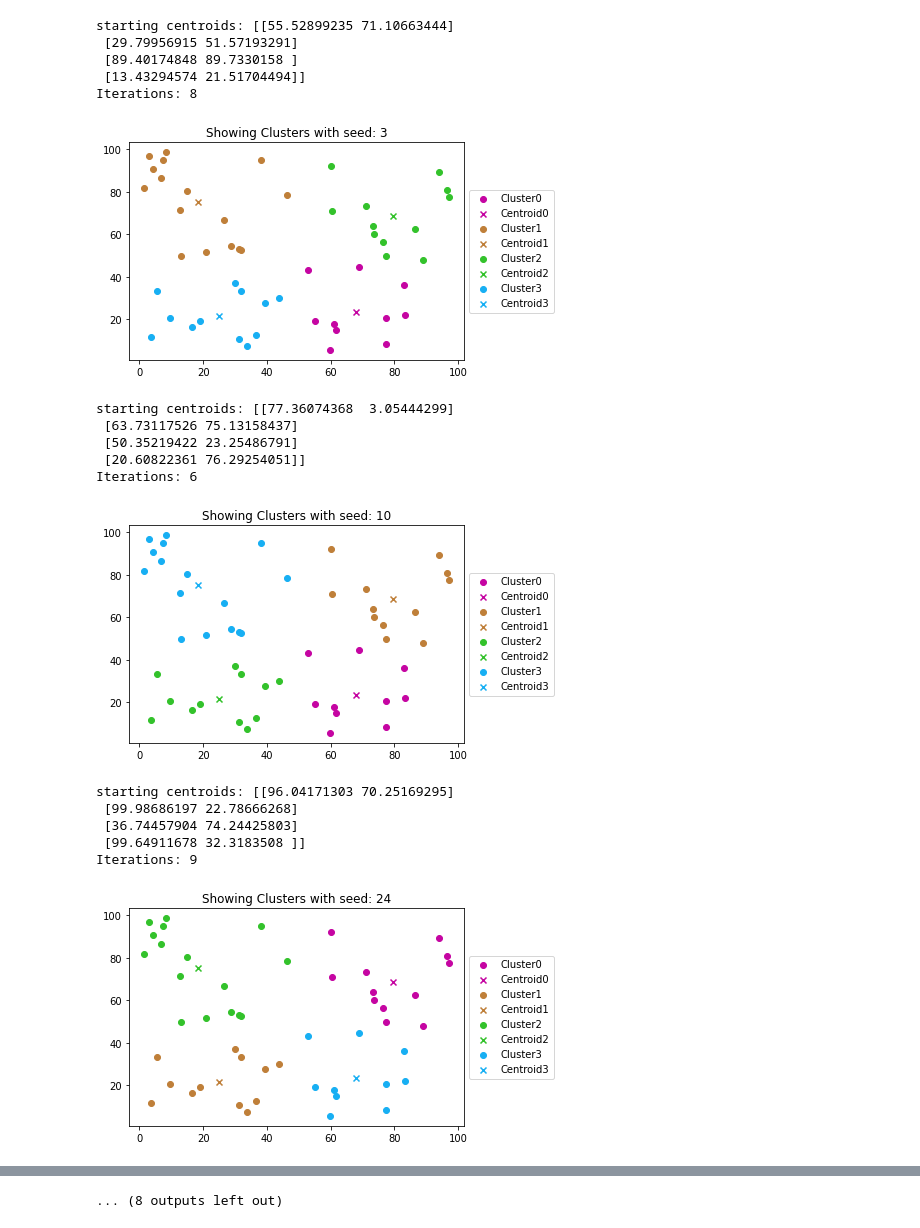
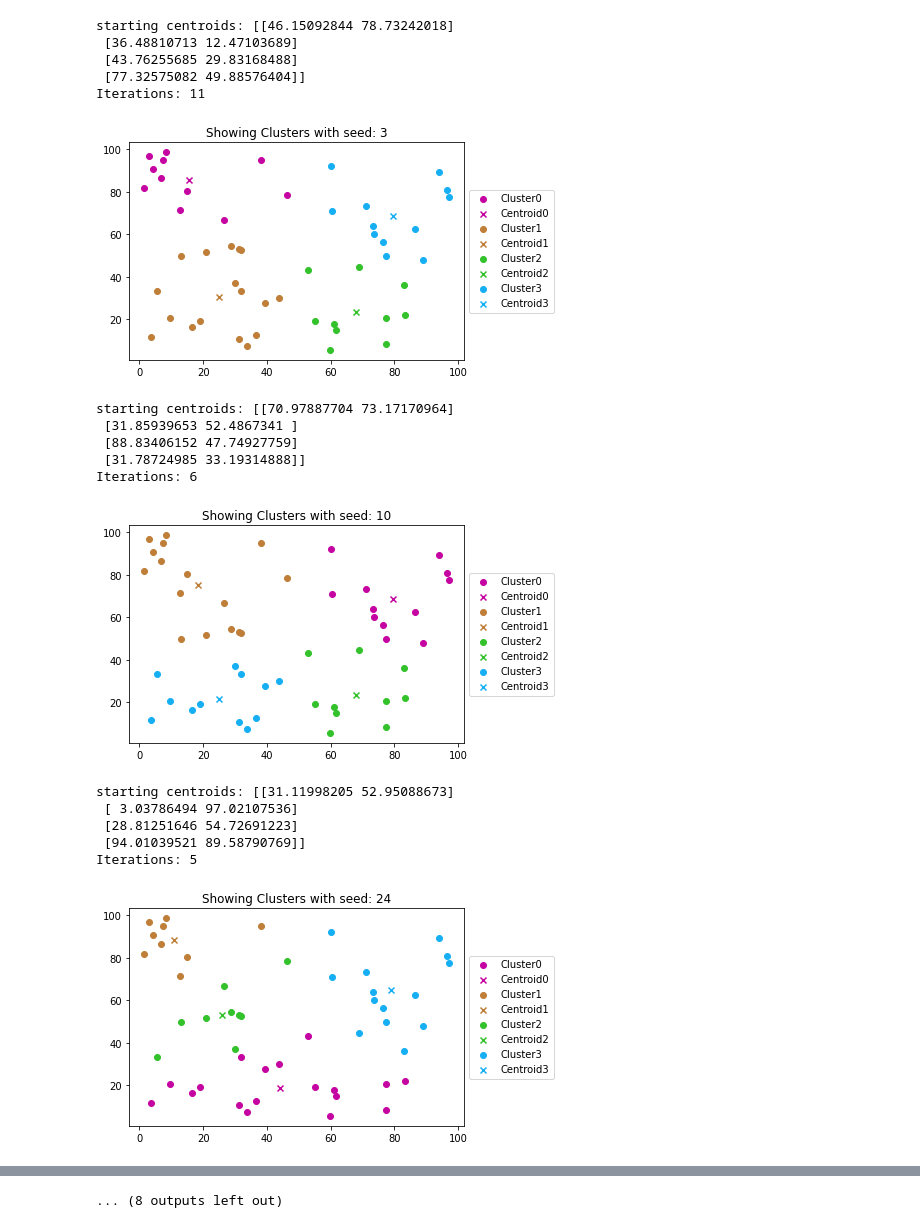
Before and after one commit to shrestha-bikash/K-Means-Clustering, a Jupyter notebook: k_means_clustering.ipynb, the cells around one changed output, grey strips where cells are left out. Saved outputs shown, nothing was run; the diff lists cells and outputs as text; code cells hidden in the pictures.

```diff
--- a/k_means_clustering.ipynb
+++ b/k_means_clustering.ipynb
@@ -58,15 +58,20 @@ def generate_data_points(N=50, seed=42):
     data_points = np.random.uniform(1,100, (N, 2))
 
     return data_points
+
+def initializa_centroids(data_points, k, seed):
+    np.random.seed(seed)
+    return data_points[np.random.choice(data_points.shape[0], k, replace=False), :]
 # %%
 def fit_k_means_clustering(data_points, k, seed=42):
-    np.random.seed(seed)
-
     count = 100
 
-    centroids = np.random.uniform(1,100, (k, 2))
-    temp = np.zeros((k, 2)) # act as a placeholder for previous centorids to compare with new centroids
+    # generate the initial center points (centroids)
+    centroids = initializa_centroids(data_points, k, seed)
     print('starting centroids:', centroids)
+
+    # temp act as a placeholder for previous centorids to compare with new centroids
+    temp = np.zeros((k, 2))
 
     while((not np.allclose(centroids, temp)) or (count < 0)):
         temp = centroids
@@ -96,29 +101,29 @@ def predict_cluster(test_points, centroids):
     return cluster_index
 # %%
 k = 4 # number of clusters
-data_points = generate_data_points(50, 42) # randomly generating 2D data points
+data_points = generate_data_points(50, seed=42) # randomly generating 2D data points
 
 # different seed values to generate different random centroids for multiple runs
 seeds = [3, 10, 24, 33, 42, 51, 55, 72, 81, 99]
 
 for seed in seeds:
     centroids = fit_k_means_clustering(data_points, k, seed)
 # %% [output]
-starting centroids: [[55.52899235 71.10663444]
- [29.79956915 51.57193291]
- [89.40174848 89.7330158 ]
- [13.43294574 21.51704494]]
-Iterations: 8
+starting centroids: [[46.15092844 78.73242018]
+ [36.48810713 12.47103689]
+ [43.76255685 29.83168488]
+ [77.32575082 49.88576404]]
+Iterations: 11
-[figure, old version]
+[figure, new version]
-starting centroids: [[77.36074368  3.05444299]
- [63.73117526 75.13158437]
- [50.35219422 23.25486791]
- [20.60822361 76.29254051]]
+starting centroids: [[70.97887704 73.17170964]
+ [31.85939653 52.4867341 ]
+ [88.83406152 47.74927759]
+ [31.78724985 33.19314888]]
 Iterations: 6
-[figure, old version]
+[figure, new version]
-starting centroids: [[96.04171303 70.25169295]
- [99.98686197 22.78666268]
- [36.74457904 74.24425803]
- [99.64911678 32.3183508 ]]
-Iterations: 9
+starting centroids: [[31.11998205 52.95088673]
+ [ 3.03786494 97.02107536]
+ [28.81251646 54.72691223]
+ [94.01039521 89.58790769]]
+Iterations: 5
-[figure, old version]
+[figure, new version]
```
Also changed, not shown: parts of 2 cells of this notebook.
